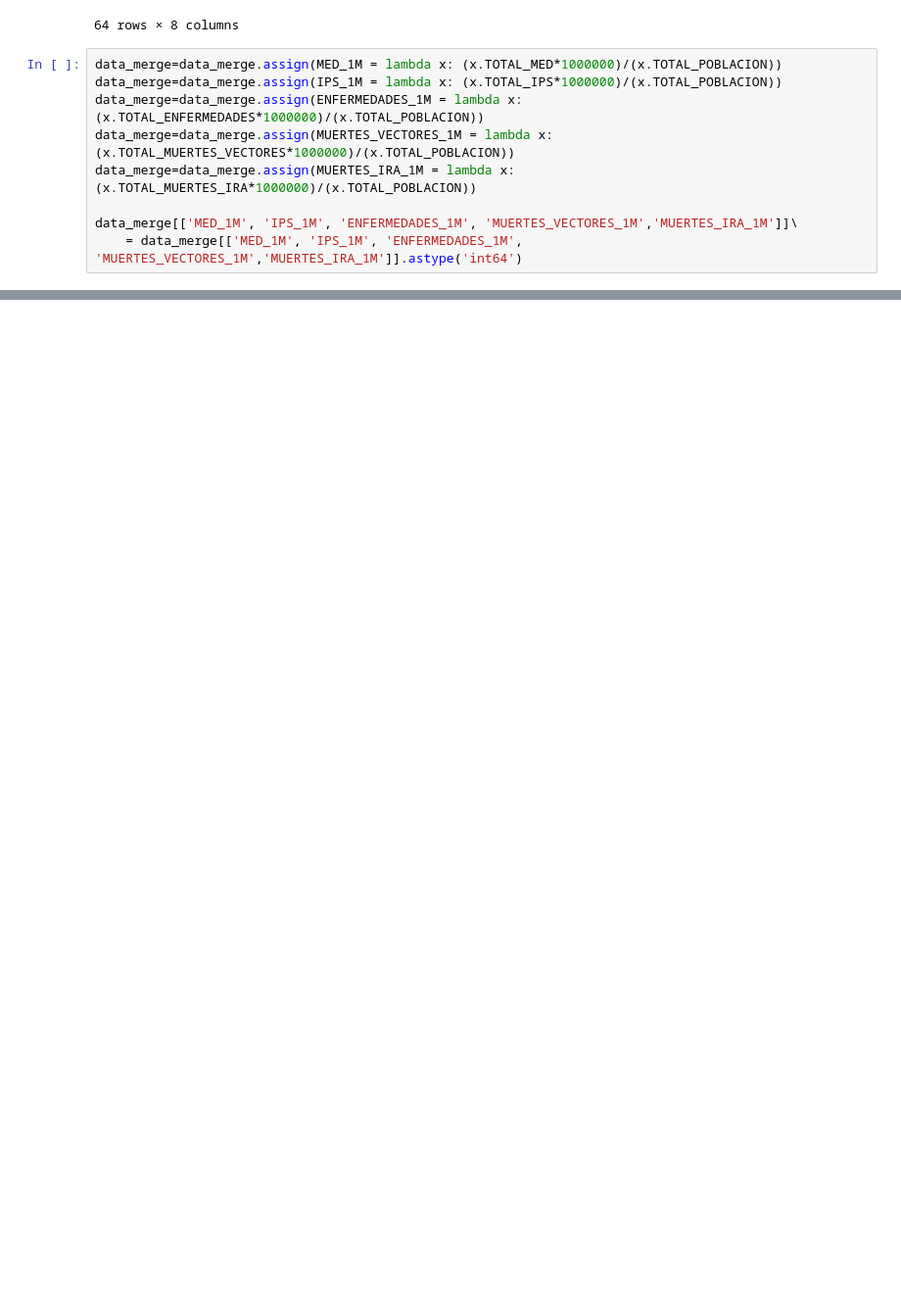
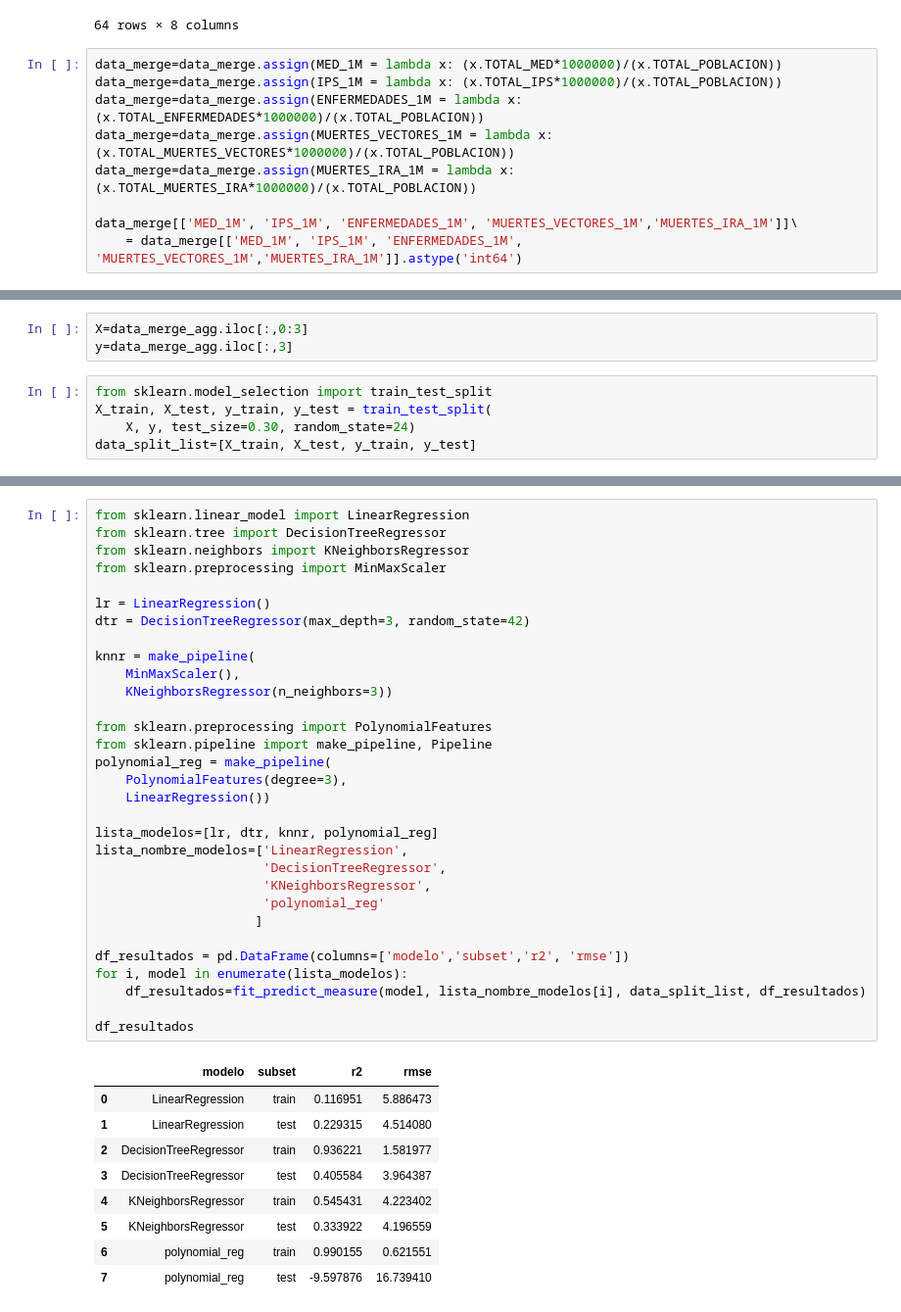
Before and after one commit to Santivg/DS4A-Team14, a Jupyter notebook: notebooks/EDA_combinado.ipynb, the cells around one changed output, grey strips where cells are left out. Shown at 98% size. Drawn from its saved outputs; the diff is of its cells as text; blank space fills up the shorter version.

```diff
--- a/notebooks/EDA_combinado.ipynb
+++ b/notebooks/EDA_combinado.ipynb
@@ -790,0 +844,8 @@ sns.pairplot(data_merge_1M);
+# %%
+X=data_merge_agg.iloc[:,0:3]
+y=data_merge_agg.iloc[:,3]
+# %%
+from sklearn.model_selection import train_test_split
+X_train, X_test, y_train, y_test = train_test_split(
+    X, y, test_size=0.30, random_state=24)
+data_split_list=[X_train, X_test, y_train, y_test]
@@ -790,0 +877,41 @@ sns.pairplot(data_merge_1M);
+# %%
+from sklearn.linear_model import LinearRegression
+from sklearn.tree import DecisionTreeRegressor
+from sklearn.neighbors import KNeighborsRegressor
+from sklearn.preprocessing import MinMaxScaler
+
+lr = LinearRegression()
+dtr = DecisionTreeRegressor(max_depth=3, random_state=42)
+
+knnr = make_pipeline(
+    MinMaxScaler(),
+    KNeighborsRegressor(n_neighbors=3))
+
+from sklearn.preprocessing import PolynomialFeatures
+from sklearn.pipeline import make_pipeline, Pipeline
+polynomial_reg = make_pipeline(
+    PolynomialFeatures(degree=3),
+    LinearRegression())
+
+lista_modelos=[lr, dtr, knnr, polynomial_reg]
+lista_nombre_modelos=['LinearRegression',
+                      'DecisionTreeRegressor',
+                      'KNeighborsRegressor',
+                      'polynomial_reg'
+                     ]
+
+df_resultados = pd.DataFrame(columns=['modelo','subset','r2', 'rmse'])
+for i, model in enumerate(lista_modelos):
+    df_resultados=fit_predict_measure(model, lista_nombre_modelos[i], data_split_list, df_resultados)
+
+df_resultados
+# %% [output]
+|  | modelo | subset | r2 | rmse |
+| 0 | LinearRegression | train | 0.116951 | 5.886473 |
+| 1 | LinearRegression | test | 0.229315 | 4.514080 |
+| 2 | DecisionTreeRegressor | train | 0.936221 | 1.581977 |
+| 3 | DecisionTreeRegressor | test | 0.405584 | 3.964387 |
+| 4 | KNeighborsRegressor | train | 0.545431 | 4.223402 |
+| 5 | KNeighborsRegressor | test | 0.333922 | 4.196559 |
+| 6 | polynomial_reg | train | 0.990155 | 0.621551 |
+| 7 | polynomial_reg | test | -9.597876 | 16.739410 |
```
Also changed, not shown: parts of 25 cells of this notebook, 6 other files.
